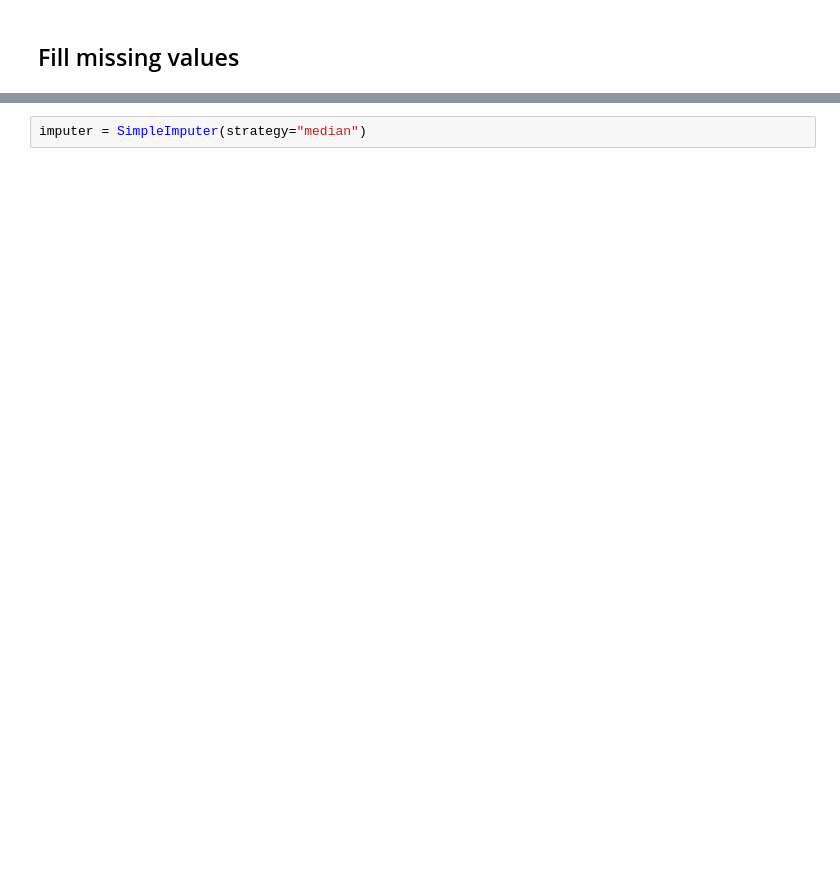
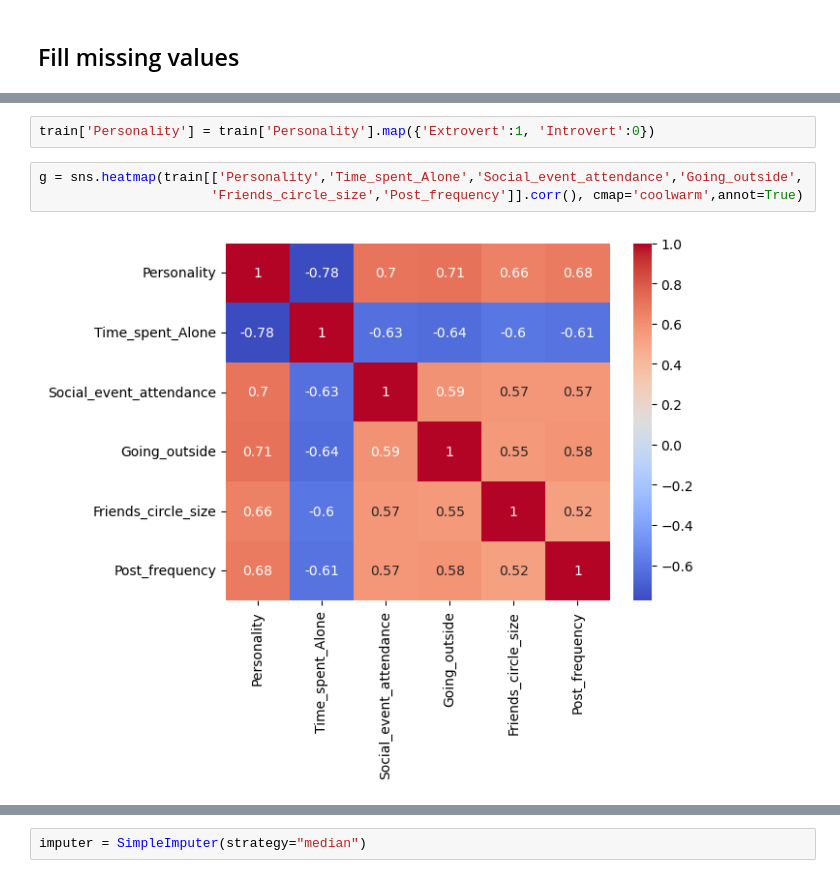
Before and after one commit to AlexMihailEngineer/ml_competitions, a Jupyter notebook: kaggle/playground_introverts_extroverts/predict_introverts_extroverts.ipynb, the cells around one changed output, grey strips where cells are left out. Saved outputs shown, nothing was run; the diff lists cells and outputs as text; blank space fills up the shorter version.

```diff
--- a/kaggle/playground_introverts_extroverts/predict_introverts_extroverts.ipynb
+++ b/kaggle/playground_introverts_extroverts/predict_introverts_extroverts.ipynb
@@ -149,0 +155,7 @@ Name: Personality, Length: 18524, dtype: object
+# %%
+train['Personality'] = train['Personality'].map({'Extrovert':1, 'Introvert':0})
+# %%
+g = sns.heatmap(train[['Personality','Time_spent_Alone','Social_event_attendance','Going_outside',
+                      'Friends_circle_size','Post_frequency']].corr(), cmap='coolwarm',annot=True)
+# %% [output]
+[figure, added]
```
Also changed, not shown: parts of 188 cells of this notebook, 7 other files.
